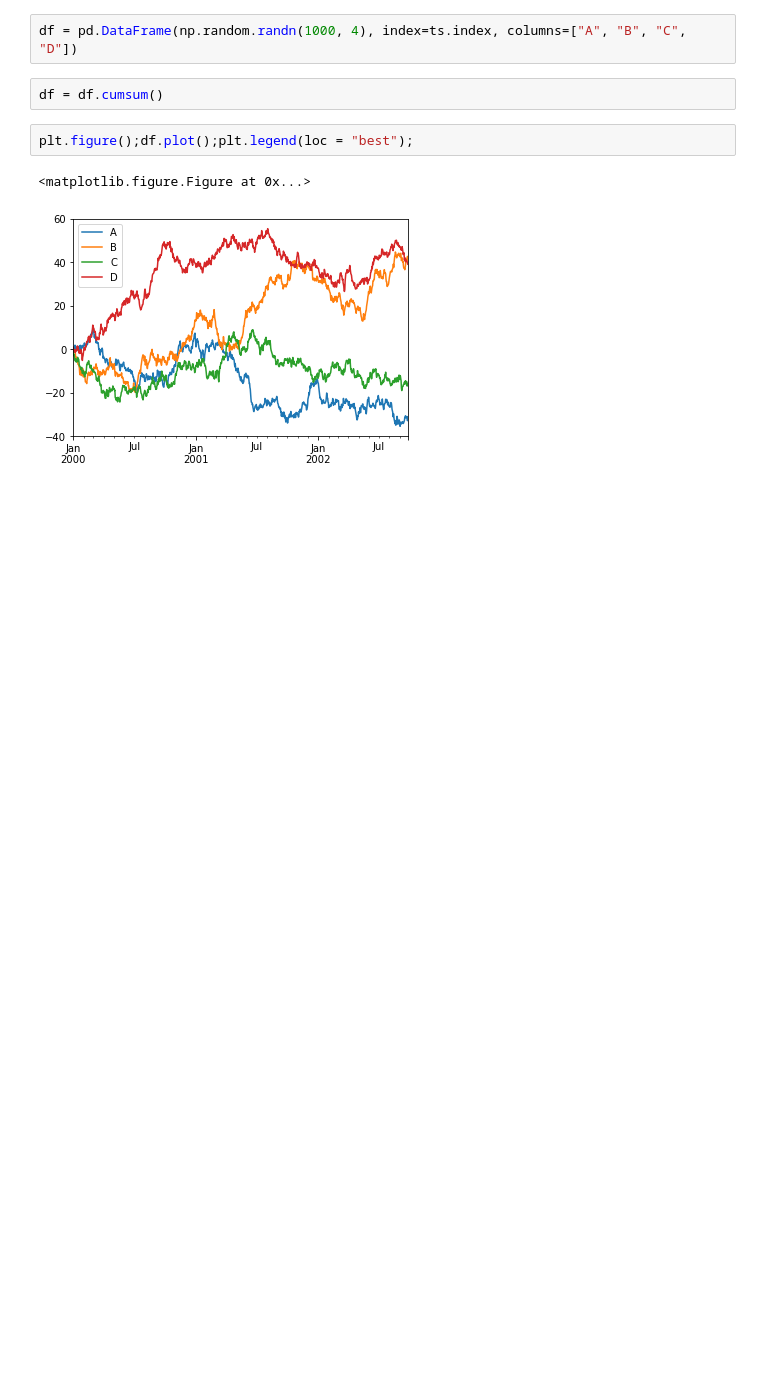
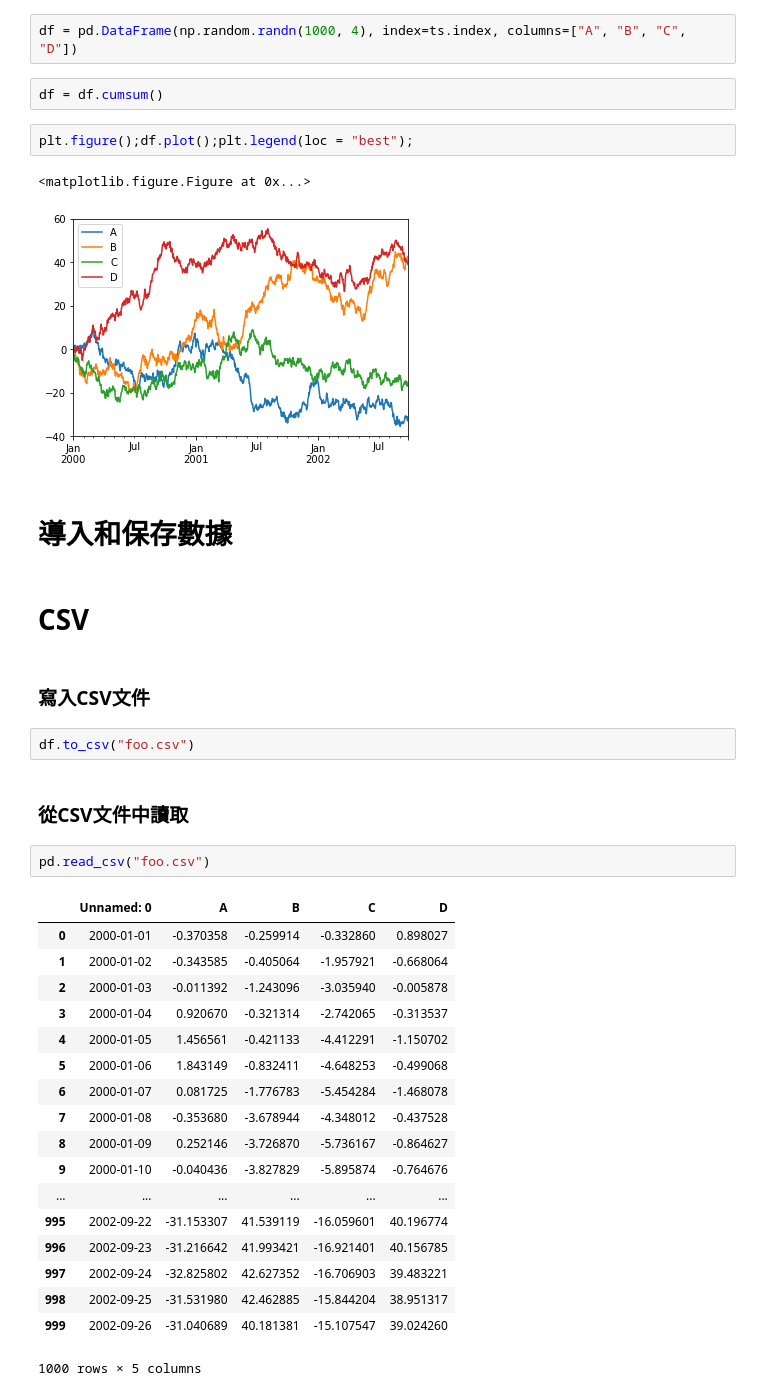
Before and after one commit to kmkmkkball/Pandas, a Jupyter notebook: pandas教學.ipynb, the cells around one changed output. Drawn from its saved outputs; the diff is of its cells as text; blank space fills up the shorter version.

```diff
--- a/pandas教學.ipynb
+++ b/pandas教學.ipynb
@@ -1047,3 +1047,34 @@ plt.figure();df.plot();plt.legend(loc = "best");
 # %% [output]
 <matplotlib.figure.Figure at 0x...>
 [figure]
+# %% [markdown]
+# 導入和保存數據
+# %% [markdown]
+# CSV
+# %% [markdown]
+### 寫入CSV文件
+# %%
+df.to_csv("foo.csv")
+# %% [markdown]
+### 從CSV文件中讀取
+# %%
+pd.read_csv("foo.csv")
+# %% [output]
+|  | Unnamed: 0 | A | B | C | D |
+| 0 | 2000-01-01 | -0.370358 | -0.259914 | -0.332860 | 0.898027 |
+| 1 | 2000-01-02 | -0.343585 | -0.405064 | -1.957921 | -0.668064 |
+| 2 | 2000-01-03 | -0.011392 | -1.243096 | -3.035940 | -0.005878 |
+| 3 | 2000-01-04 | 0.920670 | -0.321314 | -2.742065 | -0.313537 |
+| 4 | 2000-01-05 | 1.456561 | -0.421133 | -4.412291 | -1.150702 |
+| 5 | 2000-01-06 | 1.843149 | -0.832411 | -4.648253 | -0.499068 |
+| 6 | 2000-01-07 | 0.081725 | -1.776783 | -5.454284 | -1.468078 |
+| 7 | 2000-01-08 | -0.353680 | -3.678944 | -4.348012 | -0.437528 |
+| 8 | 2000-01-09 | 0.252146 | -3.726870 | -5.736167 | -0.864627 |
+| 9 | 2000-01-10 | -0.040436 | -3.827829 | -5.895874 | -0.764676 |
+| ... | ... | ... | ... | ... | ... |
+| 995 | 2002-09-22 | -31.153307 | 41.539119 | -16.059601 | 40.196774 |
+| 996 | 2002-09-23 | -31.216642 | 41.993421 | -16.921401 | 40.156785 |
+| 997 | 2002-09-24 | -32.825802 | 42.627352 | -16.706903 | 39.483221 |
+| 998 | 2002-09-25 | -31.531980 | 42.462885 | -15.844204 | 38.951317 |
+| 999 | 2002-09-26 | -31.040689 | 40.181381 | -15.107547 | 39.024260 |
+1000 rows × 5 columns
```
Also changed, not shown: parts of 10 cells of this notebook, 3 other files.
